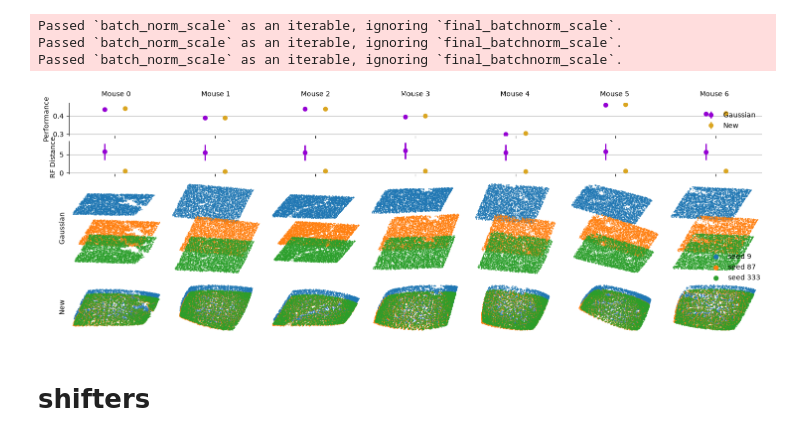
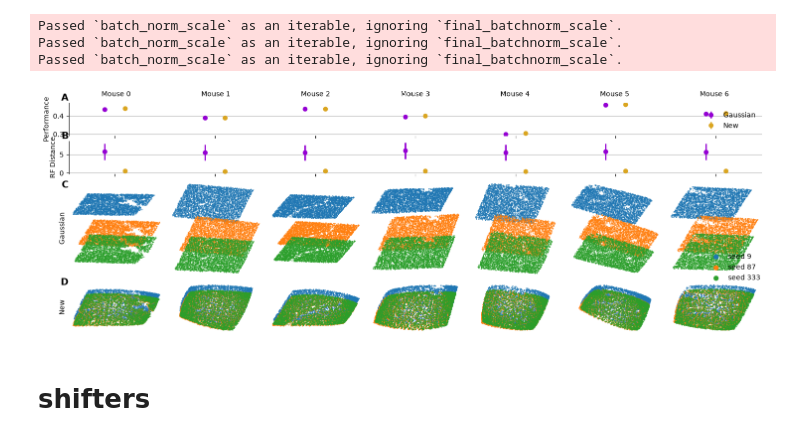
Before and after one commit to NathanSoeding/sensorium, a Jupyter notebook: analysis/paper_plots.ipynb, the cells around one changed output. Saved outputs shown, nothing was run; the diff lists cells and outputs as text; code cells hidden in the pictures.

```diff
--- a/analysis/paper_plots.ipynb
+++ b/analysis/paper_plots.ipynb
@@ -562,34 +615,70 @@ for row_idx, (type_name, grids) in enumerate(model_types.items()):
         if mouse_idx == 0:
             ax.set_ylabel(type_name, rotation=90)
 
 ax_performance.legend(frameon=False, loc='lower right')
 
 handles, labels = axs[0, 0].get_legend_handles_labels()
 
 axs[0, 6].legend(
     handles,
     labels,
     bbox_to_anchor=(1.05, -0.15),
     loc='lower right',
     markerscale=20,
     frameon=False,
 )
 
 for mouse_idx in range(num_mice):
     ax = axs[0, mouse_idx]
     bbox = ax.get_position()
 
     fig.text(
         bbox.x0 + bbox.width / 2,
         0.92,
         f"Mouse {mouse_idx}",
         ha="center",
         va="top",
     )
 
+ax_performance.text(
+    0.0, 1.0, 'A',
+    transform=ax_performance.transAxes,
+    fontsize=14,
+    fontweight='bold',
+    va='bottom',
+    ha='right',
+)
+
+ax_metric.text(
+    0.0, 1.0, 'B',
+    transform=ax_metric.transAxes,
+    fontsize=14,
+    fontweight='bold',
+    va='bottom',
+    ha='right',
+)
+
+axs[0, 0].text(
+    0.0, 1.0, 'C',
+    transform=axs[0, 0].transAxes,
+    fontsize=14,
+    fontweight='bold',
+    va='bottom',
+    ha='right',
+)
+
+axs[1, 0].text(
+    0.0, 1.0, 'D',
+    transform=axs[1, 0].transAxes,
+    fontsize=14,
+    fontweight='bold',
+    va='bottom',
+    ha='right',
+)
+
 plt.show()
 # %% [output]
-[figure, old version]
+[figure, new version]
 # %% [markdown]
 # shifters
 # %%
```
Also changed, not shown: parts of 4 cells of this notebook.
